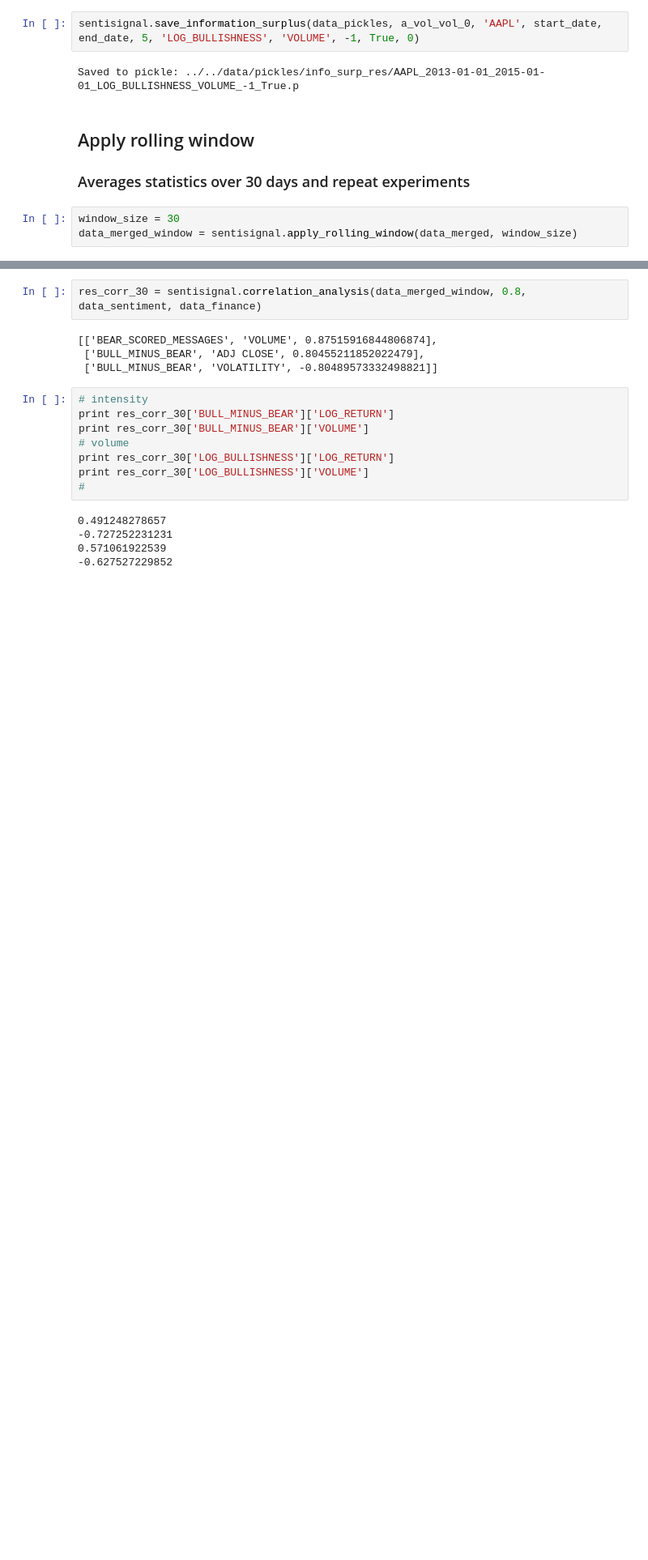
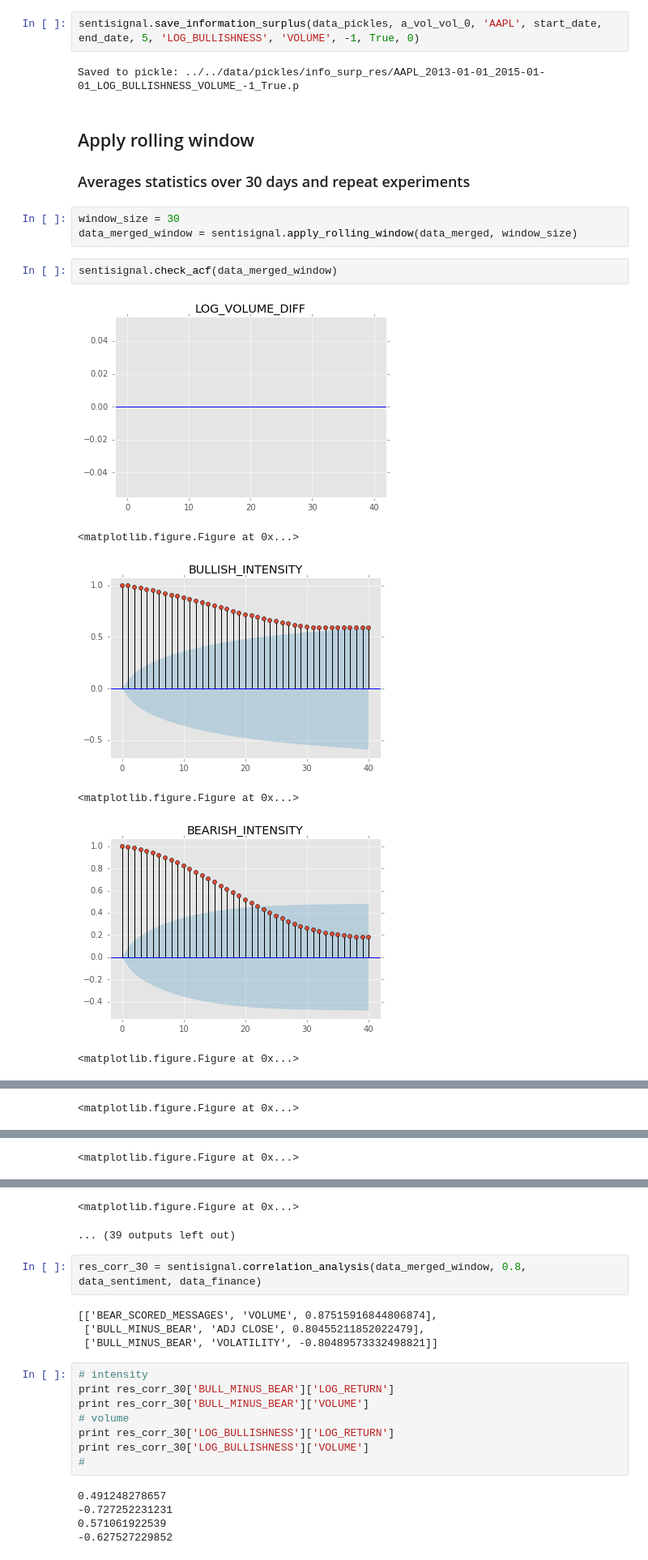
Before and after one commit to densekernel/sentisignal, a Jupyter notebook: runnables/AAPL.ipynb, the cells around one changed output, grey strips where cells are left out. Shown at 81% size. Saved outputs shown, nothing was run; the diff lists cells and outputs as text; blank space fills up the shorter version.

Commit message:
update sentisignal library and begin production of final results

```diff
--- a/runnables/AAPL.ipynb
+++ b/runnables/AAPL.ipynb
@@ -217,3 +237,12 @@ Saved to pickle: ../../data/pickles/info_surp_res/AAPL_2013-01-01_2015-01-01_LOG
 # %%
 window_size = 30
 data_merged_window = sentisignal.apply_rolling_window(data_merged, window_size)
+# %%
+sentisignal.check_acf(data_merged_window)
+# %% [output]
+[figure, added]
+<matplotlib.figure.Figure at 0x...>
+[figure, added]
+<matplotlib.figure.Figure at 0x...>
+[figure, added]
+<matplotlib.figure.Figure at 0x...>
@@ -219,0 +250 @@ data_merged_window = sentisignal.apply_rolling_window(data_merged, window_size)
+<matplotlib.figure.Figure at 0x...>
@@ -219,0 +252 @@ data_merged_window = sentisignal.apply_rolling_window(data_merged, window_size)
+<matplotlib.figure.Figure at 0x...>
@@ -220,3 +254,5 @@ data_merged_window = sentisignal.apply_rolling_window(data_merged, window_size)
+<matplotlib.figure.Figure at 0x...>
+... (39 outputs left out)
 # %%
 res_corr_30 = sentisignal.correlation_analysis(data_merged_window, 0.8, data_sentiment, data_finance)
 # %% [output]
```
Also changed, not shown: parts of 4 cells of this notebook, 4 other files.
